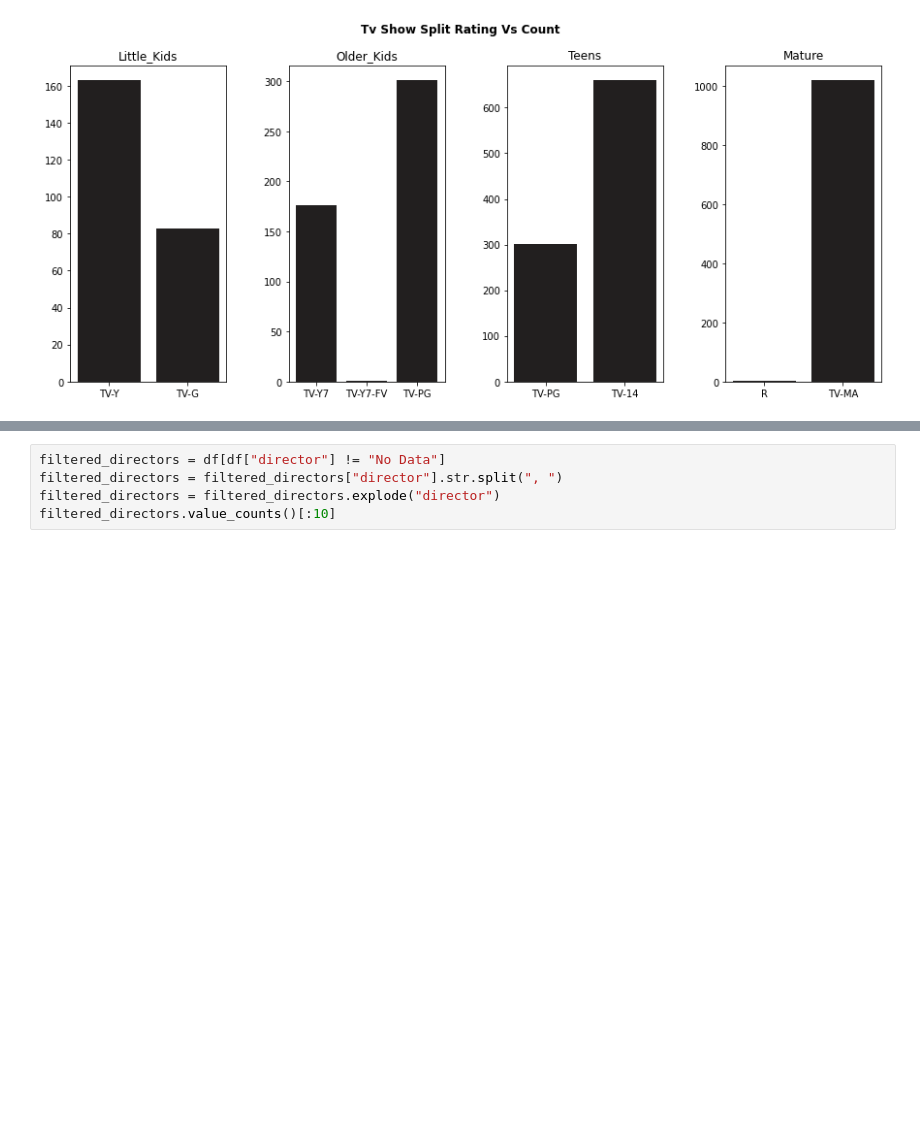
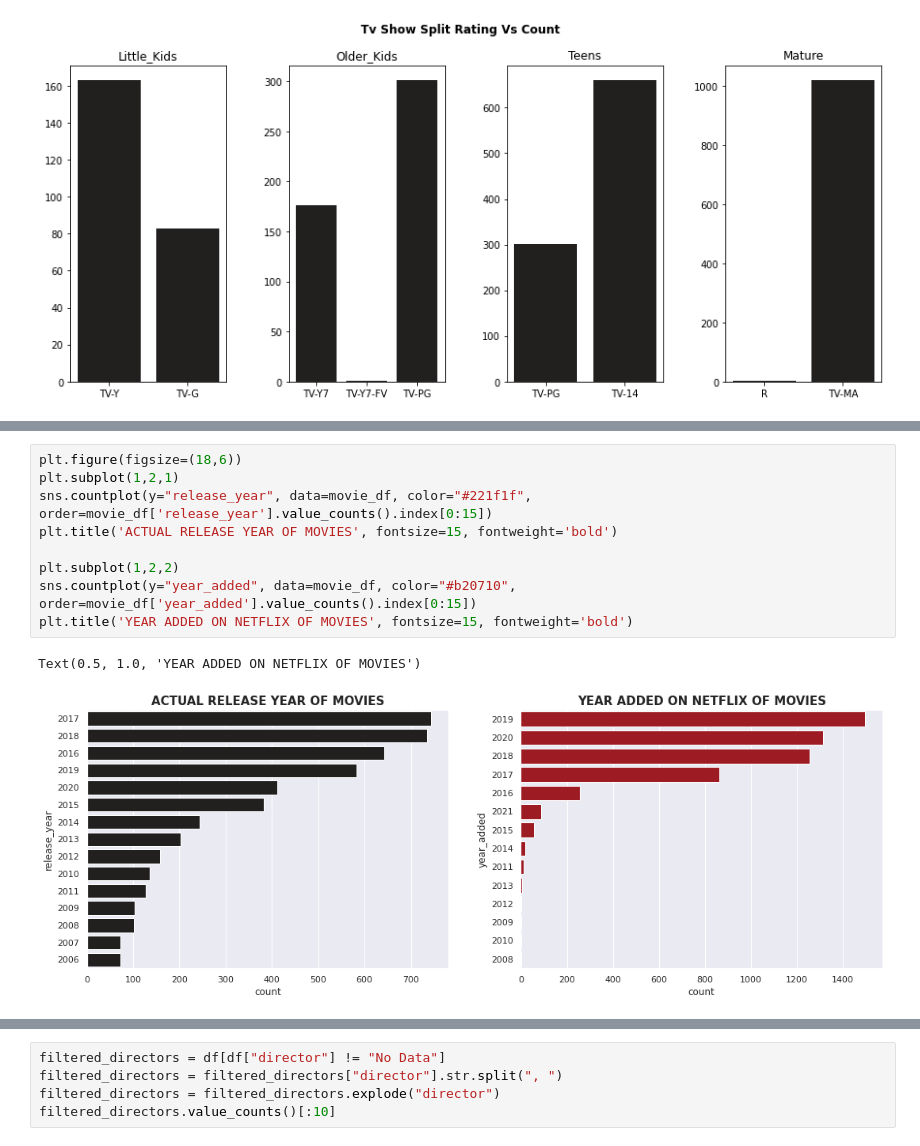
Before and after one commit to rubeshajith/NETFLIX-MOVIES-AND-TV-SHOWS-CLUSTERING, a Jupyter notebook: NETFLIX_MOVIES_AND_TV_SHOWS_CLUSTERING.ipynb, the cells around one changed output, grey strips where cells are left out. Drawn from its saved outputs; the diff is of its cells as text; blank space fills up the shorter version.

```diff
--- a/NETFLIX_MOVIES_AND_TV_SHOWS_CLUSTERING.ipynb
+++ b/NETFLIX_MOVIES_AND_TV_SHOWS_CLUSTERING.ipynb
@@ -477,0 +481,12 @@ Text(0.5, 0.98, 'Tv Show Split Rating Vs Count ')
+# %%
+plt.figure(figsize=(18,6))
+plt.subplot(1,2,1)
+sns.countplot(y="release_year", data=movie_df, color="#221f1f", order=movie_df['release_year'].value_counts().index[0:15])
+plt.title('ACTUAL RELEASE YEAR OF MOVIES', fontsize=15, fontweight='bold')
+
+plt.subplot(1,2,2)
+sns.countplot(y="year_added", data=movie_df, color="#b20710", order=movie_df['year_added'].value_counts().index[0:15])
+plt.title('YEAR ADDED ON NETFLIX OF MOVIES', fontsize=15, fontweight='bold')
+# %% [output]
+Text(0.5, 1.0, 'YEAR ADDED ON NETFLIX OF MOVIES')
+[figure, added]
```
Also changed, not shown: parts of 31 cells of this notebook.
